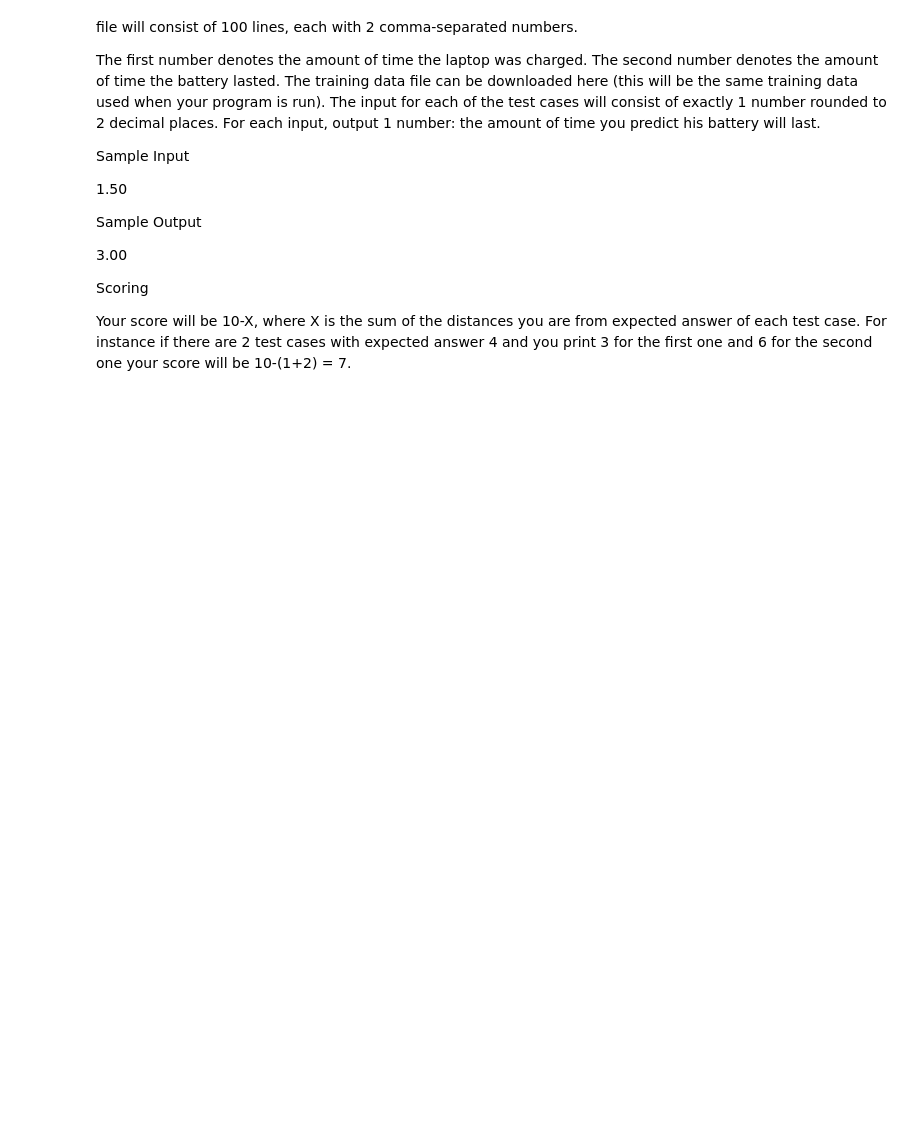
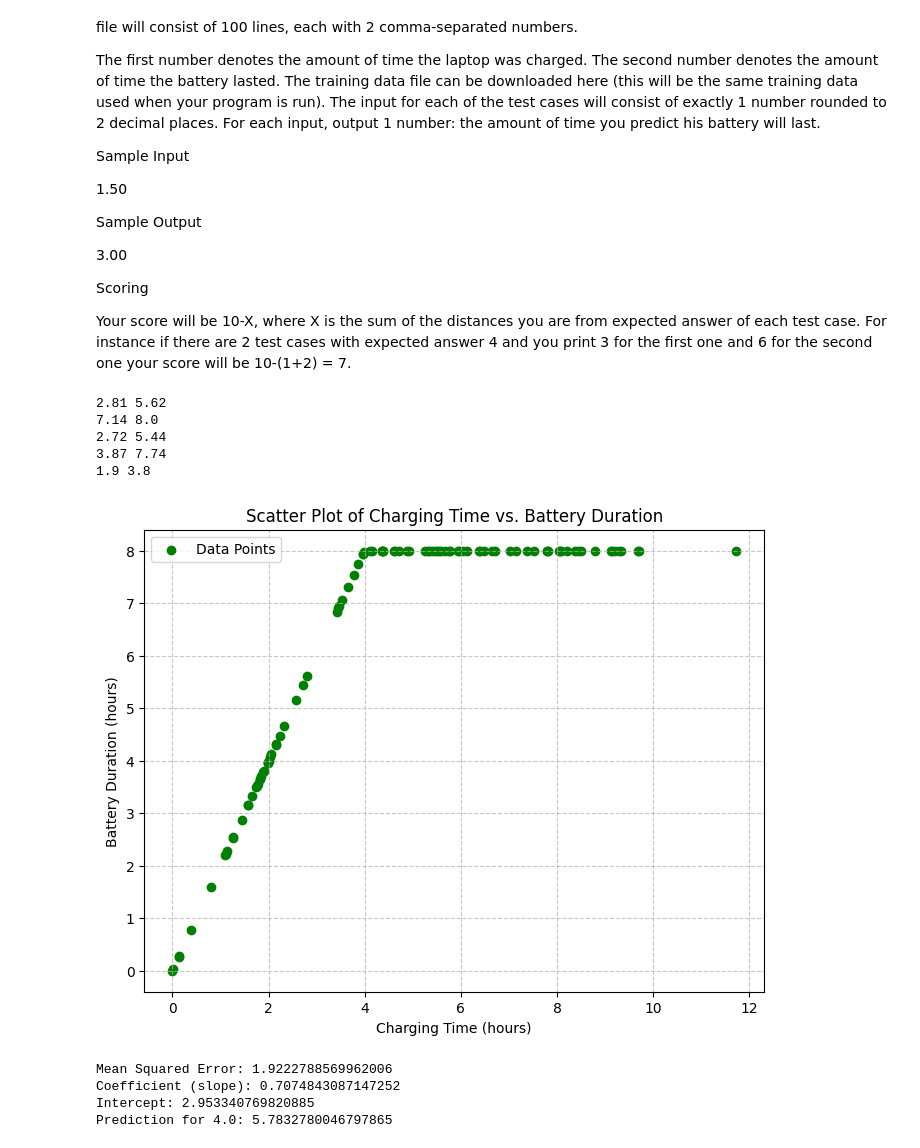
Before and after one commit to kagozi/AI-QA, a Jupyter notebook: LaptopBatteryLife/batteryLife.ipynb, the cells around one changed output. Saved outputs shown, nothing was run; the diff lists cells and outputs as text; code cells hidden in the pictures; blank space fills up the shorter version.

Commit message:
++ solution/batteryLife

```diff
--- a/LaptopBatteryLife/batteryLife.ipynb
+++ b/LaptopBatteryLife/batteryLife.ipynb
@@ -22,0 +32,70 @@ Your score will be 10-X, where X is the sum of the distances you are from expect
+# %%
+## Load Training data
+def load_training_data(file_path):
+    data = []
+    with open(file_path, 'r') as file:
+        for line in file:
+            x, y = map(float, line.strip().split(','))
+            data.append((x, y))
+    return np.array(data)
+
+training_data = load_training_data('trainingdata.txt')
+
+
+for x, y in training_data[:5]:
+    print(x,y)
+# %% [output]
+2.81 5.62
+7.14 8.0
+2.72 5.44
+3.87 7.74
+1.9 3.8
+# %%
+## Visualize the data in  scatter plot:
+# Extracting x and y values
+x_values = [point[0] for point in training_data]
+y_values = [point[1] for point in training_data]
+
+# Create scatter plot
+plt.figure(figsize=(8, 6))
+plt.scatter(x_values, y_values, color='green', label='Data Points')
+plt.title('Scatter Plot of Charging Time vs. Battery Duration')
+plt.xlabel('Charging Time (hours)')
+plt.ylabel('Battery Duration (hours)')
+plt.grid(True, linestyle='--', alpha=0.7)
+plt.legend()
+plt.show()
+# %% [output]
+[figure, added]
+# %%
+# Split data into features (X) and target (y)
+X = training_data[:, 0].reshape(-1, 1)  # Feature column
+y = training_data[:, 1]  # Target column
+
+# Split data into train and test sets
+X_train, X_test, y_train, y_test = train_test_split(X, y, test_size=0.2, random_state=42)
+
+# Initialize and train the linear regression model
+model = LinearRegression()
+model.fit(X_train, y_train)
+
+# Predict on the test set
+y_pred = model.predict(X_test)
+
+# Evaluate the model
+mse = mean_squared_error(y_test, y_pred)
+print("Mean Squared Error:", mse)
+
+# Print the model coefficients
+print("Coefficient (slope):", model.coef_[0])
+print("Intercept:", model.intercept_)
+
+# Example usage: Predict for a new value
+new_value = np.array([[4.0]])  # Replace with your value
+predicted_value = model.predict(new_value)
+print(f"Prediction for {new_value[0][0]}:", predicted_value[0])
+# %% [output]
+Mean Squared Error: 1.9222788569962006
+Coefficient (slope): 0.7074843087147252
+Intercept: 2.953340769820885
+Prediction for 4.0: 5.7832780046797865
```
Also changed, not shown: parts of 1 cell of this notebook, 1 other file.
